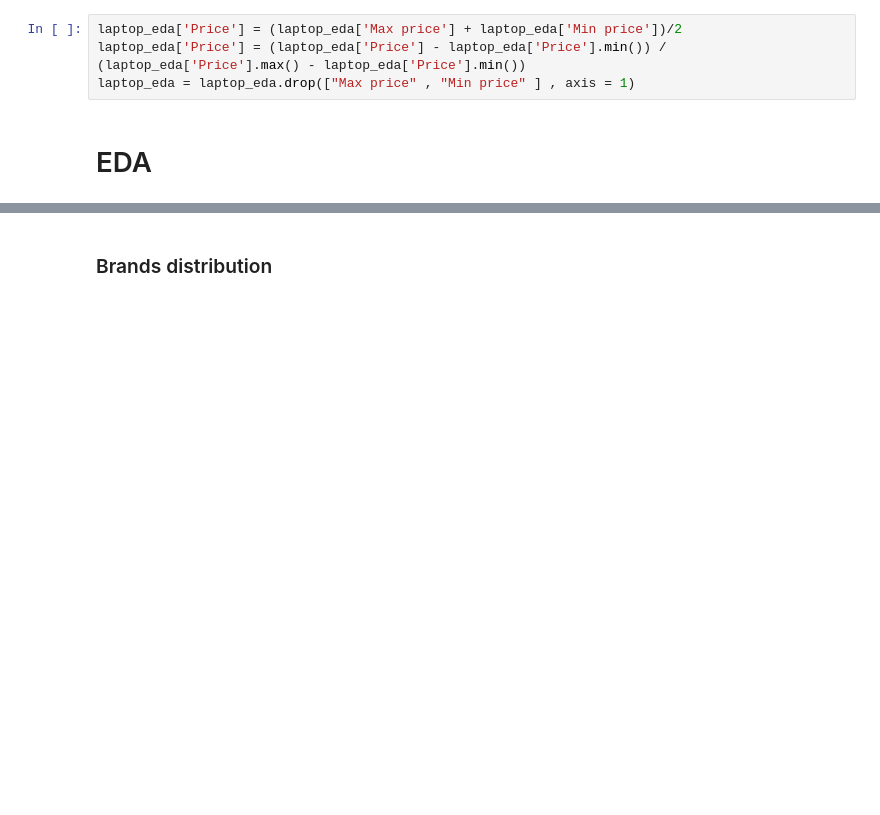
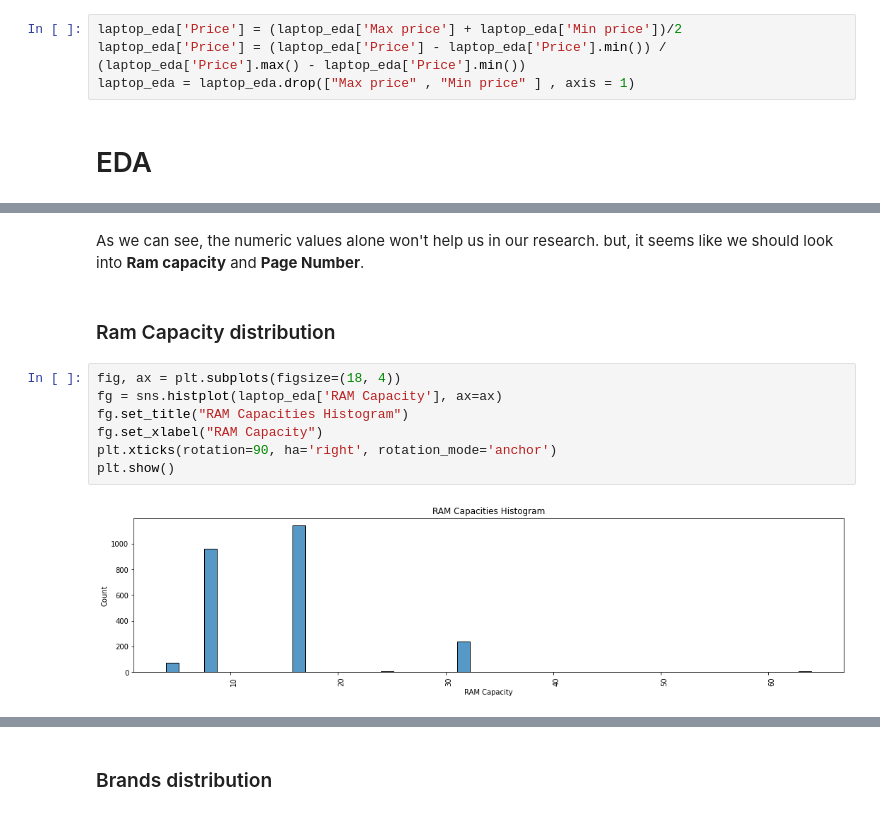
Before and after one commit to shayjr122/ZapDataScience, a Jupyter notebook: new_25_06.ipynb, the cells around one changed output, grey strips where cells are left out. Drawn from its saved outputs; the diff is of its cells as text; blank space fills up the shorter version.

```diff
--- a/new_25_06.ipynb
+++ b/new_25_06.ipynb
@@ -499,0 +523,14 @@ laptop_eda = laptop_eda.drop(["Max price" , "Min price" ] , axis = 1)
+# %% [markdown]
+<p>As we can see, the numeric values alone won't help us in our research. but, it seems like we should look into <strong>Ram capacity</strong> and <strong>Page Number</strong>.</p>
+# %% [markdown]
+<a id='brands_distribution'></a>
+<h3>Ram Capacity distribution</h3>
+# %%
+fig, ax = plt.subplots(figsize=(18, 4))
+fg = sns.histplot(laptop_eda['RAM Capacity'], ax=ax)
+fg.set_title("RAM Capacities Histogram")
+fg.set_xlabel("RAM Capacity")
+plt.xticks(rotation=90, ha='right', rotation_mode='anchor')
+plt.show()
+# %% [output]
+[figure, added]
```
Also changed, not shown: parts of 35 cells of this notebook.
